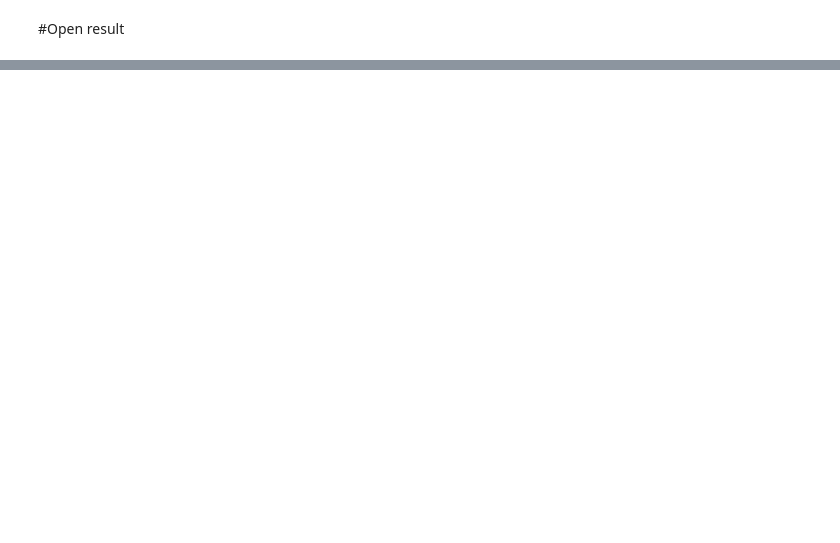
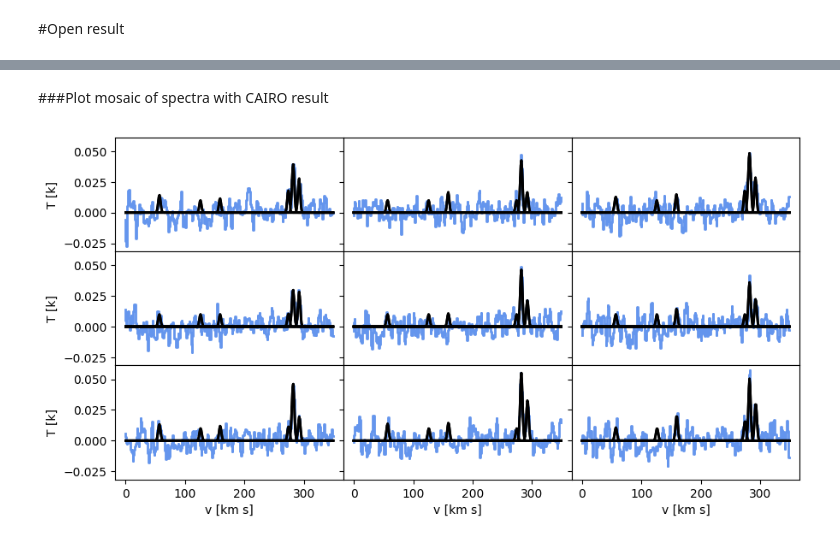
Before and after one commit to antoinemarchal/CAIRO, a Jupyter notebook: CAIRO_notebook.ipynb, the cells around one changed output, grey strips where cells are left out. Cells and saved outputs as stored; diff of their text form; code cells hidden in the pictures; blank space fills up the shorter version.

```diff
--- a/CAIRO_notebook.ipynb
+++ b/CAIRO_notebook.ipynb
@@ -172,0 +189,25 @@ plt.plot(cube[:,10,16])
+# %% [markdown]
+###Plot mosaic of spectra with CAIRO result
+# %%
+#Plot mosaic spectra
+ny = 3; nx = 3
+center_y = int(cube.shape[2]/2); center_x = int(cube.shape[1]/2)
+x = np.arange(cube.shape[0])
+cb = "magenta"
+cw = "crimson"
+fig, axs = plt.subplots(3, 3, sharex=True, sharey=True, figsize=(8.,4.))
+fig.subplots_adjust(hspace=0, wspace=0, left=0, right=1, top=1, bottom=0)
+for i in np.arange(ny):
+    for j in np.arange(nx):
+        axs[i][j].step(x, cube[:,center_y+i,center_x+j], color='cornflowerblue', linewidth=2.)
+        axs[i][j].plot(x, model[:,center_y+i,center_x+j], linestyle="-", linewidth=2., color="k")
+        for k in range(len(integral)):
+            axs[i][j].plot(x, core.gauss(x, params[0::3][k][center_y+i,center_x+j],
+                                            params[1::3][k][center_y+i,center_x+j],
+                                            params[2::3][k][center_y+i,center_x+j]),
+                           linewidth=2., color="k")
+        if j == 0: axs[i][j].set_ylabel(r'T [k]')
+        axs[i][j].set_xlabel(r'v [km s]')
+# plt.savefig("plot/" + 'mosaic_spectra_all.png', format='png', bbox_inches='tight', pad_inches=0.02)
+# %% [output]
+[figure, added]
```
Also changed, not shown: parts of 8 cells of this notebook.
